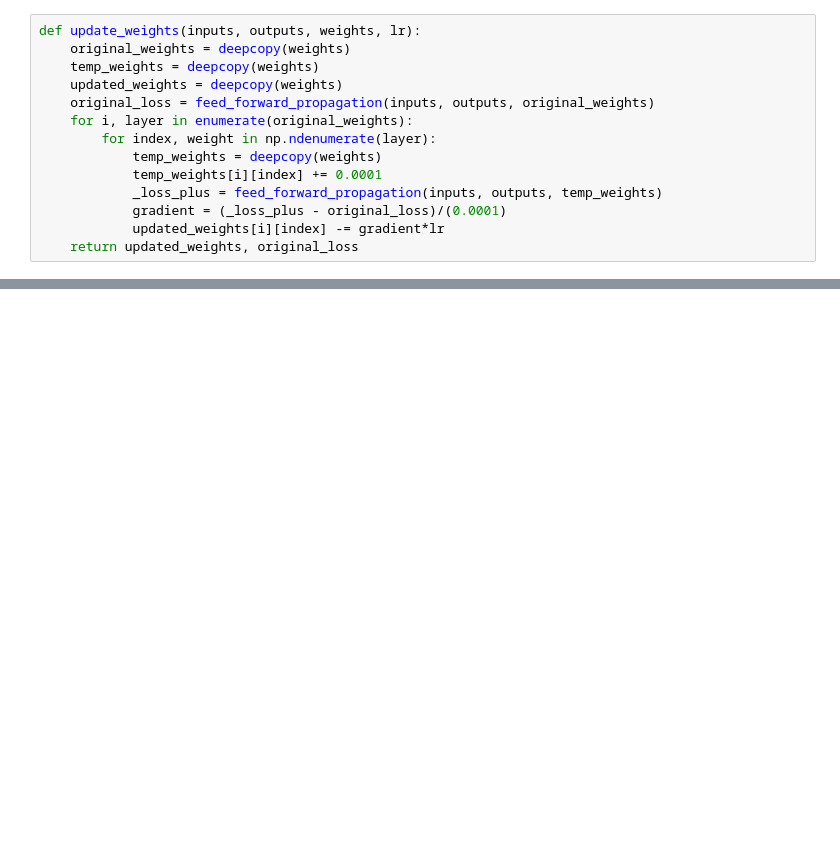
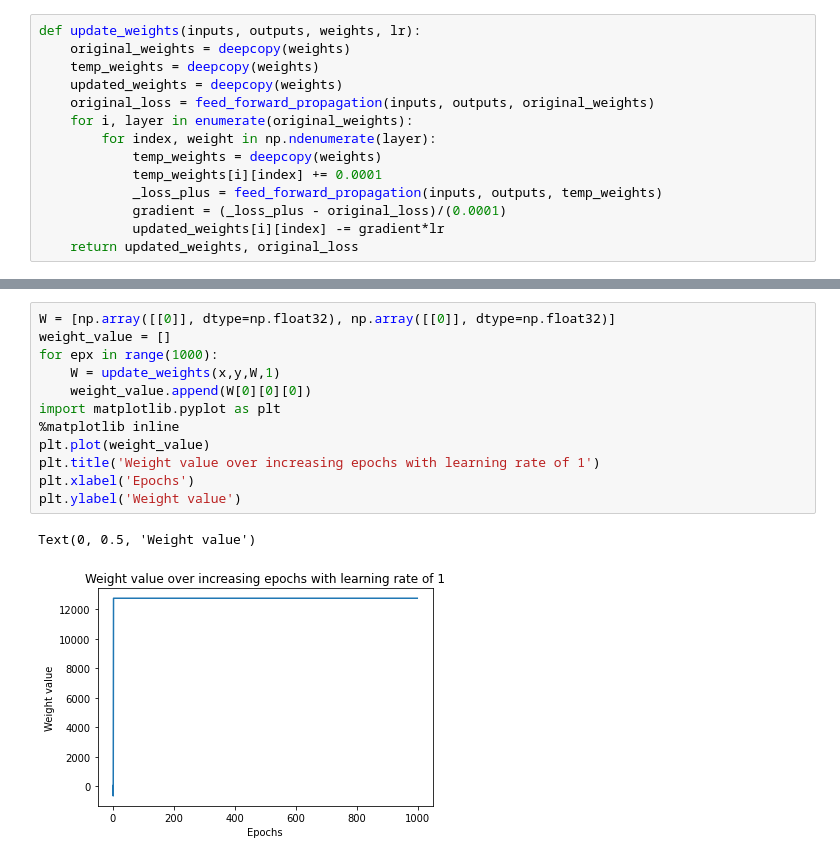
Before and after one commit to ahmadSoliman94/Artificial-Intelligence, a Jupyter notebook: DL/Modern Computer Vision with Pytorch/Deep_Learning_Basics.ipynb, the cells around one changed output, grey strips where cells are left out. Saved outputs shown, nothing was run; the diff lists cells and outputs as text; blank space fills up the shorter version.

```diff
--- a/DL/Modern Computer Vision with Pytorch/Deep_Learning_Basics.ipynb
+++ b/DL/Modern Computer Vision with Pytorch/Deep_Learning_Basics.ipynb
@@ -85,0 +231,15 @@ def update_weights(inputs, outputs, weights, lr):
+# %%
+W = [np.array([[0]], dtype=np.float32), np.array([[0]], dtype=np.float32)]
+weight_value = []
+for epx in range(1000):
+    W = update_weights(x,y,W,1)
+    weight_value.append(W[0][0][0])
+import matplotlib.pyplot as plt
+%matplotlib inline
+plt.plot(weight_value)
+plt.title('Weight value over increasing epochs with learning rate of 1')
+plt.xlabel('Epochs')
+plt.ylabel('Weight value')
+# %% [output]
+Text(0, 0.5, 'Weight value')
+[figure, added]
```
Also changed, not shown: parts of 34 cells of this notebook.
